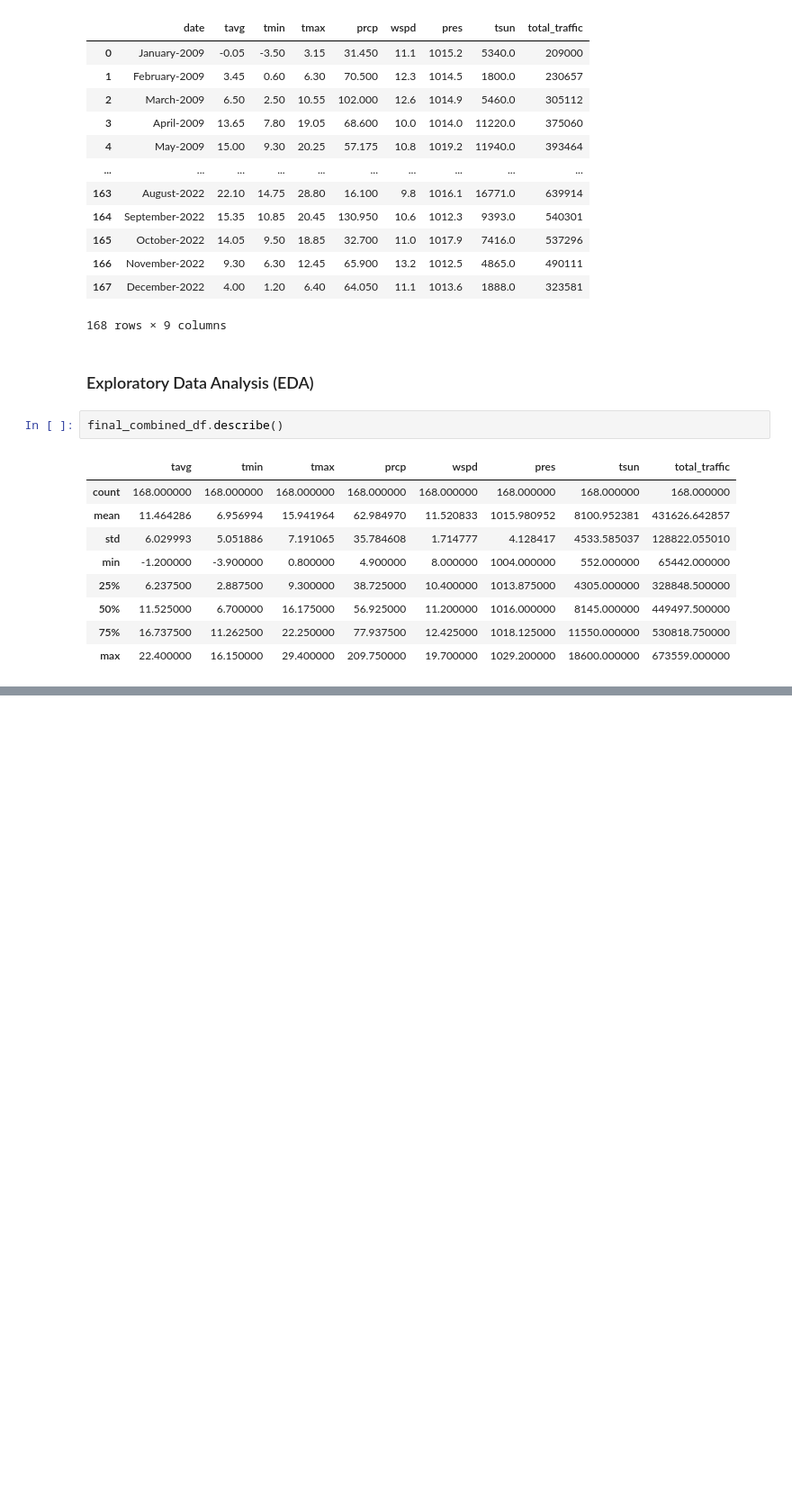
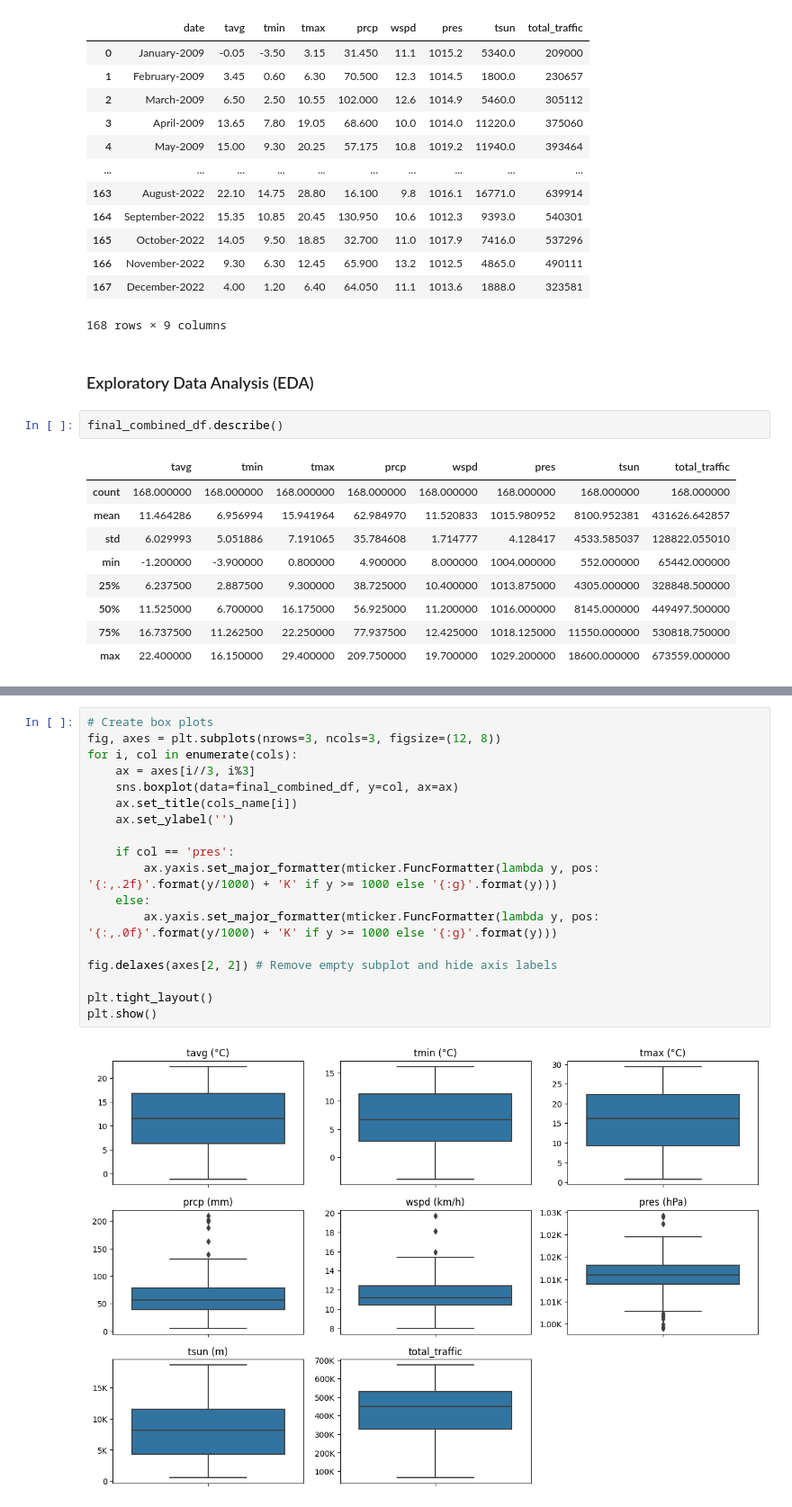
Before and after one commit to sujitdebnath/fau-data-engineering-ss23, a Jupyter notebook: project/report.ipynb, the cells around one changed output, grey strips where cells are left out. Shown at 90% size. Drawn from its saved outputs; the diff is of its cells as text; blank space fills up the shorter version.

```diff
--- a/project/report.ipynb
+++ b/project/report.ipynb
@@ -461,3 +464,23 @@ plt.tight_layout()
 plt.show()
 # %% [output]
 [figure]
+# %%
+# Create box plots
+fig, axes = plt.subplots(nrows=3, ncols=3, figsize=(12, 8))
+for i, col in enumerate(cols):
+    ax = axes[i//3, i%3]
+    sns.boxplot(data=final_combined_df, y=col, ax=ax)
+    ax.set_title(cols_name[i])
+    ax.set_ylabel('')
+
+    if col == 'pres':
+        ax.yaxis.set_major_formatter(mticker.FuncFormatter(lambda y, pos: '{:,.2f}'.format(y/1000) + 'K' if y >= 1000 else '{:g}'.format(y)))
+    else:
+        ax.yaxis.set_major_formatter(mticker.FuncFormatter(lambda y, pos: '{:,.0f}'.format(y/1000) + 'K' if y >= 1000 else '{:g}'.format(y)))
+
+fig.delaxes(axes[2, 2]) # Remove empty subplot and hide axis labels
+
+plt.tight_layout()
+plt.show()
+# %% [output]
+[figure, added]
```
Also changed, not shown: parts of 17 cells of this notebook.
